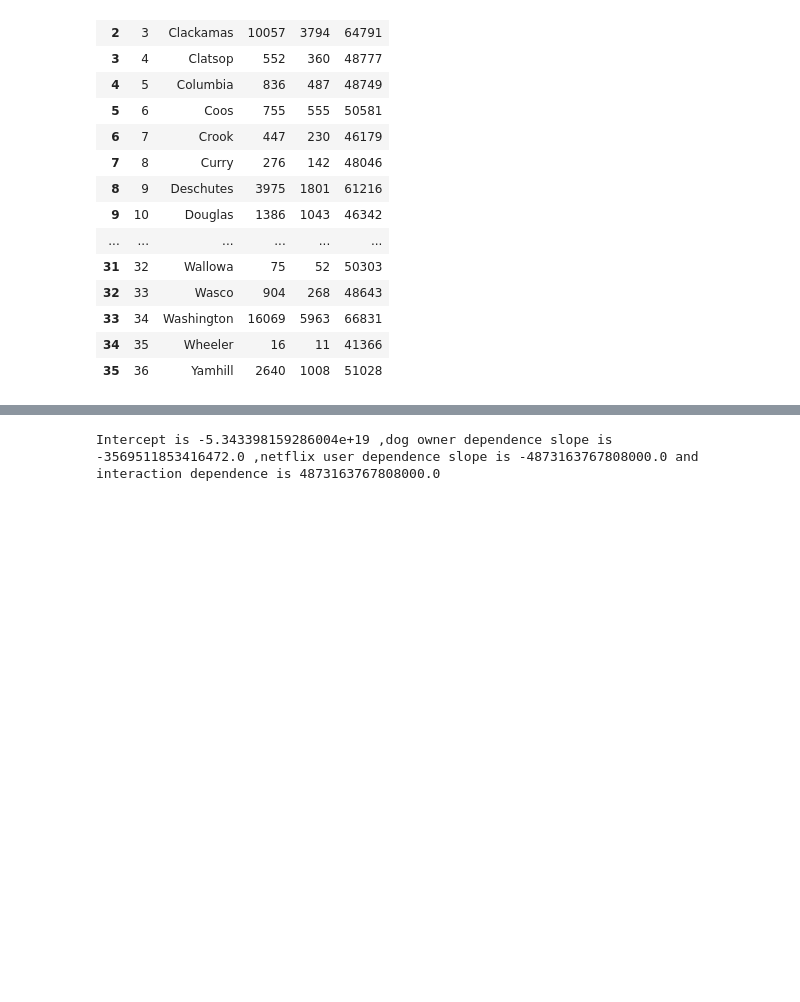
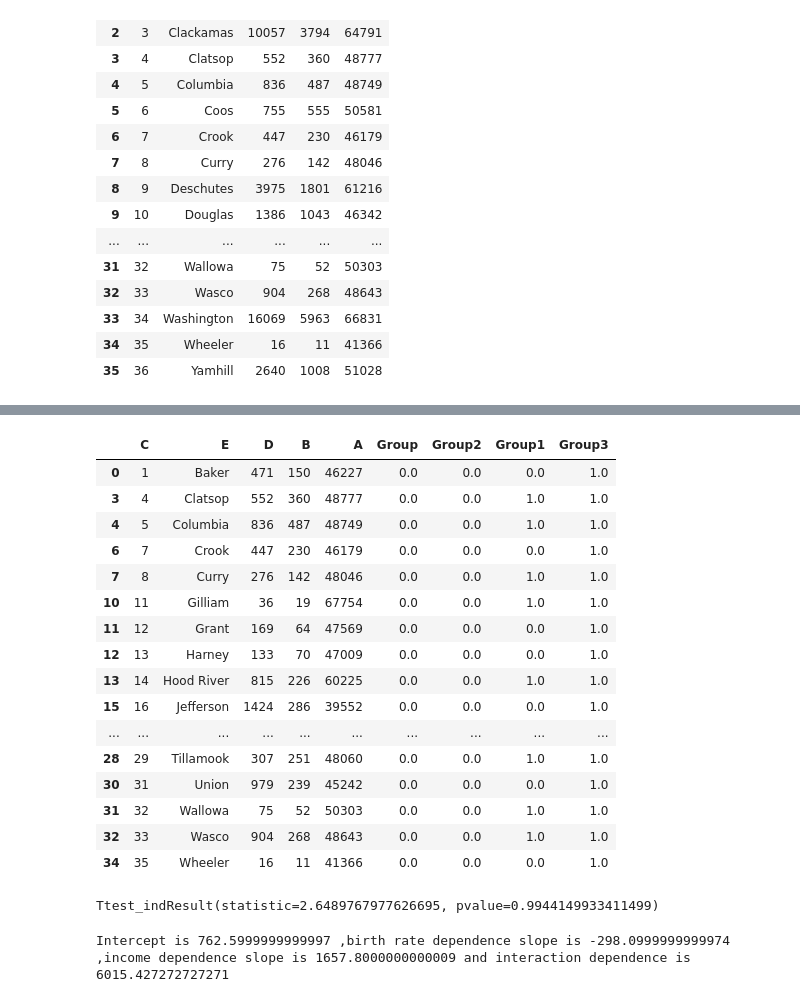
Before and after one commit to LAA147/Project-1-, a Jupyter notebook: Project 1 update .ipynb, the cells around one changed output, grey strips where cells are left out. Cells and saved outputs as stored; diff of their text form; code cells hidden in the pictures; blank space fills up the shorter version.

```diff
--- a/Project 1 update .ipynb
+++ b/Project 1 update .ipynb
@@ -310,23 +261,52 @@ Ttest_indResult(statistic=6.647463247421751, pvalue=1.5365104634882956e-09)
-# %%
-from numpy.linalg import inv
-
-# Need to make array matrices. This is for when there is an intercept
-coviddat = np.array(df["D"]);
-birthsdat = np.array(df["B"]);
-incomedat = np.array(df["A"]);
-comdata = np.array(df["A"])
-
-X = np.c_[np.ones(len(birthsdat)), birthsdat, incomedat, comdata]
-
-
-from numpy.linalg import inv
-tmp = inv(np.matmul(np.transpose(X),X))
-
-# INTERCEPT, SLOPE = tmp @ np.transpose(X) @ merged_data['mpg']
-# print("Our intercept is ",INTERCEPT, "and our slope is", SLOPE)
-
-temp = np.matmul(tmp, np.transpose(X))
-intercept, birthsdat, incomedat, comdata = np.matmul(temp,coviddat)
-print("Intercept is",intercept,",dog owner dependence slope is",birthsdat,",netflix user dependence slope is",incomedat, "and interaction dependence is",comdata)
-# %% [output]
-Intercept is -5.343398159286004e+19 ,dog owner dependence slope is -3569511853416472.0 ,netflix user dependence slope is -4873163767808000.0 and interaction dependence is 4873163767808000.0
+# %%
+df.loc[df["B"]<500,"Group2"] = 0
+df4 = df.loc[df['Group2']==0]
+df4
+# %% [output]
+|  | C | E | D | B | A | Group | Group2 | Group1 | Group3 |
+| 0 | 1 | Baker | 471 | 150 | 46227 | 0.0 | 0.0 | 0.0 | 1.0 |
+| 3 | 4 | Clatsop | 552 | 360 | 48777 | 0.0 | 0.0 | 1.0 | 1.0 |
+| 4 | 5 | Columbia | 836 | 487 | 48749 | 0.0 | 0.0 | 1.0 | 1.0 |
+| 6 | 7 | Crook | 447 | 230 | 46179 | 0.0 | 0.0 | 0.0 | 1.0 |
+| 7 | 8 | Curry | 276 | 142 | 48046 | 0.0 | 0.0 | 1.0 | 1.0 |
+| 10 | 11 | Gilliam | 36 | 19 | 67754 | 0.0 | 0.0 | 1.0 | 1.0 |
+| 11 | 12 | Grant | 169 | 64 | 47569 | 0.0 | 0.0 | 0.0 | 1.0 |
+| 12 | 13 | Harney | 133 | 70 | 47009 | 0.0 | 0.0 | 0.0 | 1.0 |
+| 13 | 14 | Hood River | 815 | 226 | 60225 | 0.0 | 0.0 | 1.0 | 1.0 |
+| 15 | 16 | Jefferson | 1424 | 286 | 39552 | 0.0 | 0.0 | 0.0 | 1.0 |
+| ... | ... | ... | ... | ... | ... | ... | ... | ... | ... |
+| 28 | 29 | Tillamook | 307 | 251 | 48060 | 0.0 | 0.0 | 1.0 | 1.0 |
+| 30 | 31 | Union | 979 | 239 | 45242 | 0.0 | 0.0 | 0.0 | 1.0 |
+| 31 | 32 | Wallowa | 75 | 52 | 50303 | 0.0 | 0.0 | 1.0 | 1.0 |
+| 32 | 33 | Wasco | 904 | 268 | 48643 | 0.0 | 0.0 | 1.0 | 1.0 |
+| 34 | 35 | Wheeler | 16 | 11 | 41366 | 0.0 | 0.0 | 0.0 | 1.0 |
+# %%
+import scipy.stats as stats
+stats.ttest_ind(df3["D"], df4["D"], alternative='less')
+# %% [output]
+Ttest_indResult(statistic=2.6489767977626695, pvalue=0.9944149933411499)
+# %%
+from numpy.linalg import inv
+
+df["Group3"] = df["Group1"]*df["Group2"]
+
+# Need to make array matrices. This is for when there is an intercept
+coviddat = np.array(df["D"]);
+birthsdat = np.array(df["Group1"]);
+incomedat = np.array(df["Group2"]);
+comdata = np.array(df["Group3"])
+
+X = np.c_[np.ones(len(birthsdat)), birthsdat, incomedat, comdata]
+
+
+from numpy.linalg import inv
+tmp = inv(np.matmul(np.transpose(X),X))
+
+# INTERCEPT, SLOPE = tmp @ np.transpose(X) @ merged_data['mpg']
+# print("Our intercept is ",INTERCEPT, "and our slope is", SLOPE)
+
+temp = np.matmul(tmp, np.transpose(X))
+intercept, birthsdat, incomedat, comdata = np.matmul(temp,coviddat)
+print("Intercept is",intercept,",birth rate dependence slope is",birthsdat,",income dependence slope is",incomedat, "and interaction dependence is",comdata)
+# %% [output]
+Intercept is 762.5999999999997 ,birth rate dependence slope is -298.0999999999974 ,income dependence slope is 1657.8000000000009 and interaction dependence is 6015.427272727271
```
Also changed, not shown: parts of 12 cells of this notebook.
